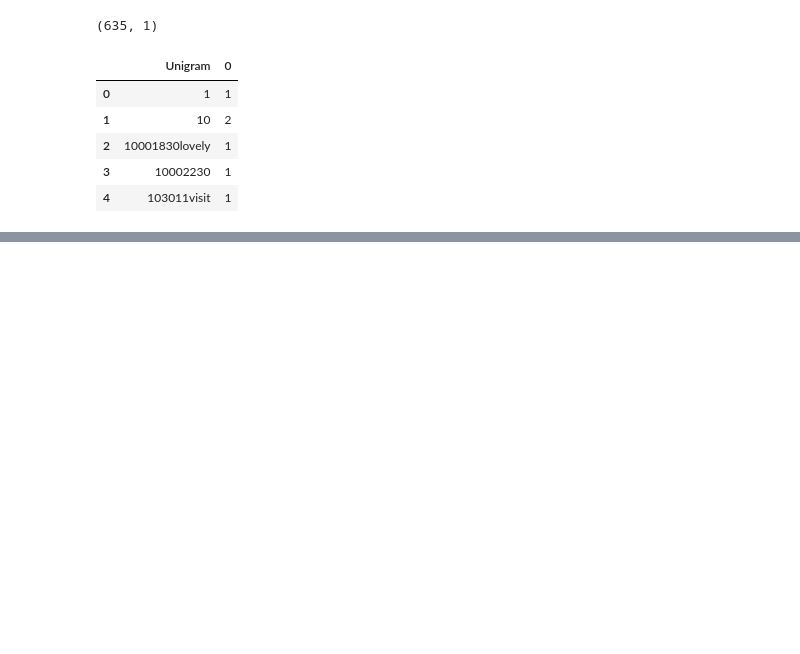
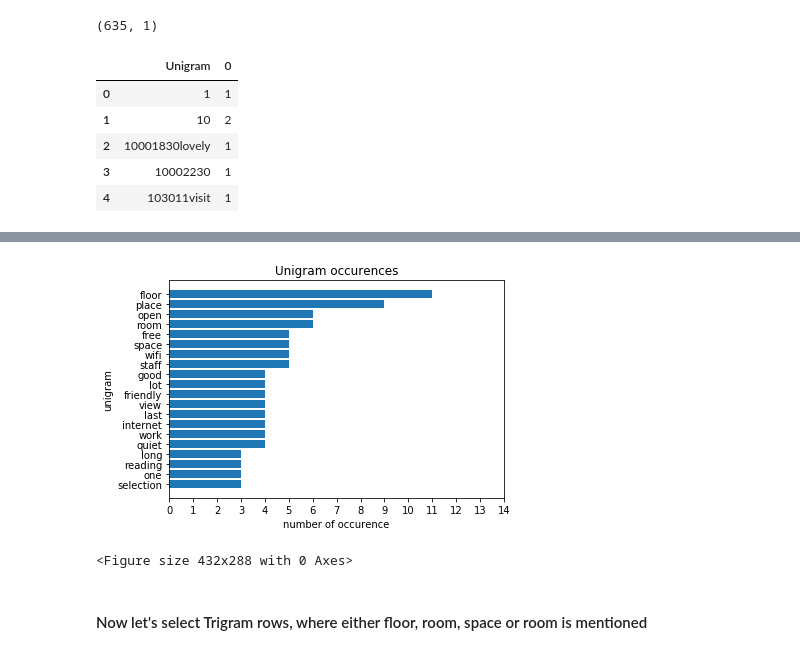
Before and after one commit to NamiF/library_project, a Jupyter notebook: NF_livelier_libraries.ipynb, the cells around one changed output, grey strips where cells are left out. Saved outputs shown, nothing was run; the diff lists cells and outputs as text; code cells hidden in the pictures; blank space fills up the shorter version.

```diff
--- a/NF_livelier_libraries.ipynb
+++ b/NF_livelier_libraries.ipynb
@@ -728,0 +757,3 @@ unigram_gr.to_csv("comments_unigram_gr.csv",index=False)
+# %%
+unigram_gr=unigram_gr.sort_values('Occurence').reset_index(drop=True)
+unigram_gr.tail()
@@ -728,0 +767,27 @@ unigram_gr.to_csv("comments_unigram_gr.csv",index=False)
+# %%
+# Let's oversee the distribution of Unigram frequencies
+import matplotlib.pyplot as plt
+%matplotlib inline
+
+x = unigram_gr['Occurence'].tail(20)
+y = unigram_gr['Unigram'].tail(20)
+y_pos = np.arange(len(y))
+
+# Create horizontal bars
+plt.barh(y_pos, x)
+
+# Create names on the y-axis
+plt.xticks(np.arange(0, 15, step=1))
+plt.yticks(y_pos, y)
+
+plt.xlabel('number of occurence')
+plt.ylabel('unigram')
+plt.title('Unigram occurences')
+
+plt.show()
+plt.savefig('unigram_plt.png')
+# %% [output]
+[figure, added]
+<Figure size 432x288 with 0 Axes>
+# %% [markdown]
+#### Now let's select Trigram rows, where either floor, room, space or room is mentioned
```
Also changed, not shown: parts of 49 cells of this notebook, 2 other files.
